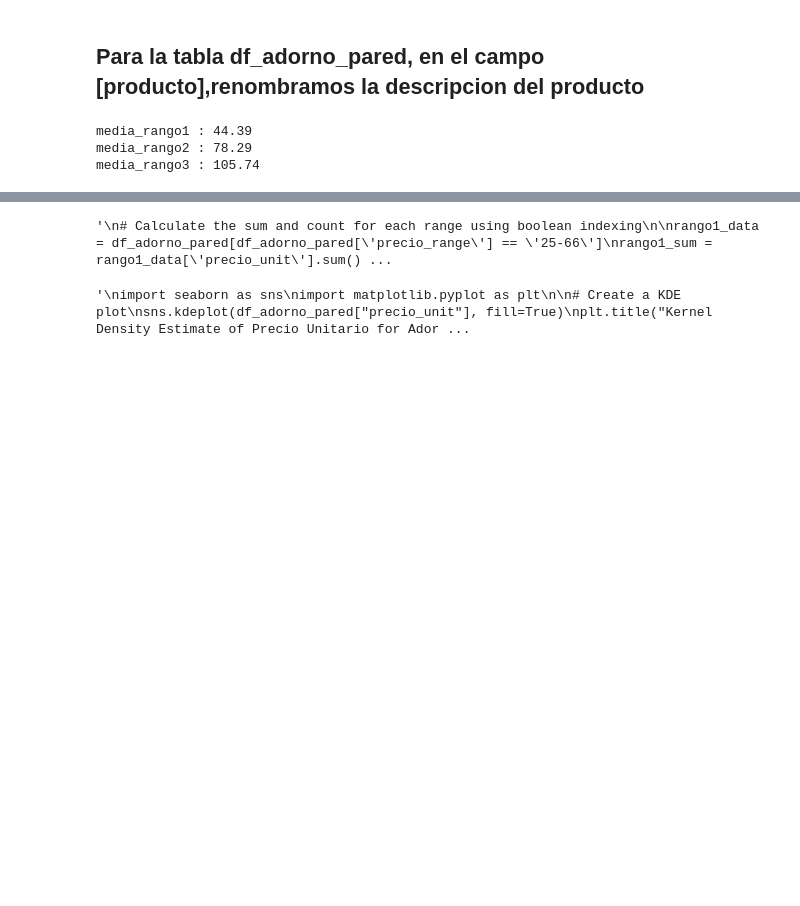
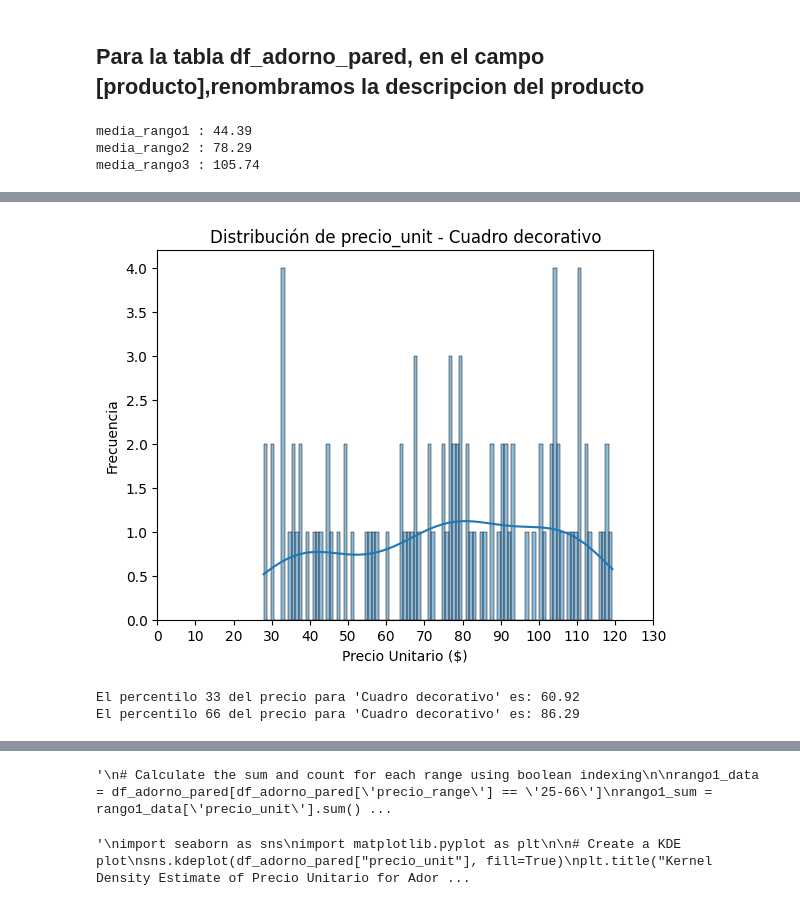
Before and after one commit to alex-degarate/DAnalytics, a Jupyter notebook: preproyecto/anexo_2.ipynb, the cells around one changed output, grey strips where cells are left out. Drawn from its saved outputs; the diff is of its cells as text; code cells hidden in the pictures; blank space fills up the shorter version.

```diff
--- a/preproyecto/anexo_2.ipynb
+++ b/preproyecto/anexo_2.ipynb
@@ -359,0 +340,8 @@ df_adorno_pared.head(15)
+# %%
+
+# Generamos una tabla aislada para el producto "Cuadro decorativo"
+df_cuadro_decorativo = df_pp_ventas[df_pp_ventas["producto"] == "Cuadro decorativo"].copy()
+
+media = df_cuadro_decorativo["precio_unit"].mean()
+print(f"The mean price for 'Cuadro decorativo' is: {media:.2f}")
+df_cuadro_decorativo.describe()
@@ -359,0 +361,30 @@ df_adorno_pared.head(15)
+# %%
+# @title
+# Agregamos un plot para visualizar graficamente la distribución
+import seaborn as sns
+import matplotlib.pyplot as plt
+import numpy as np
+
+sns.histplot(df_adorno_pared["precio_unit"], bins=100, kde=True, edgecolor="black")
+plt.title("Distribución de precio_unit - Cuadro decorativo")
+plt.xlabel("Precio Unitario ($)")
+plt.ylabel("Frecuencia")
+
+# Seteamos x-axis ticks a intervalo s de 10
+plt.xticks(np.arange(0, df_cuadro_decorativo ["precio_unit"].max() + 10, 10))
+
+plt.show()
+# %% [output]
+[figure, added]
+# %%
+# Calculamos percentilo 33 de 'precio_unit'
+q33_precio_cuadro_decorativo = df_cuadro_decorativo["precio_unit"].quantile(0.33)
+
+print(f"El percentilo 33 del precio para 'Cuadro decorativo' es: {q33_precio_cuadro_decorativo:.2f}")
+
+# Calculamos el percentilo 66 de 'precio_unit'
+q66_precio_cuadro_decorativo = df_cuadro_decorativo["precio_unit"].quantile(0.66)
+print(f"El percentilo 66 del precio para 'Cuadro decorativo' es: {q66_precio_cuadro_decorativo:.2f}")
+# %% [output]
+El percentilo 33 del precio para 'Cuadro decorativo' es: 60.92
+El percentilo 66 del precio para 'Cuadro decorativo' es: 86.29
```
Also changed, not shown: parts of 12 cells of this notebook.
